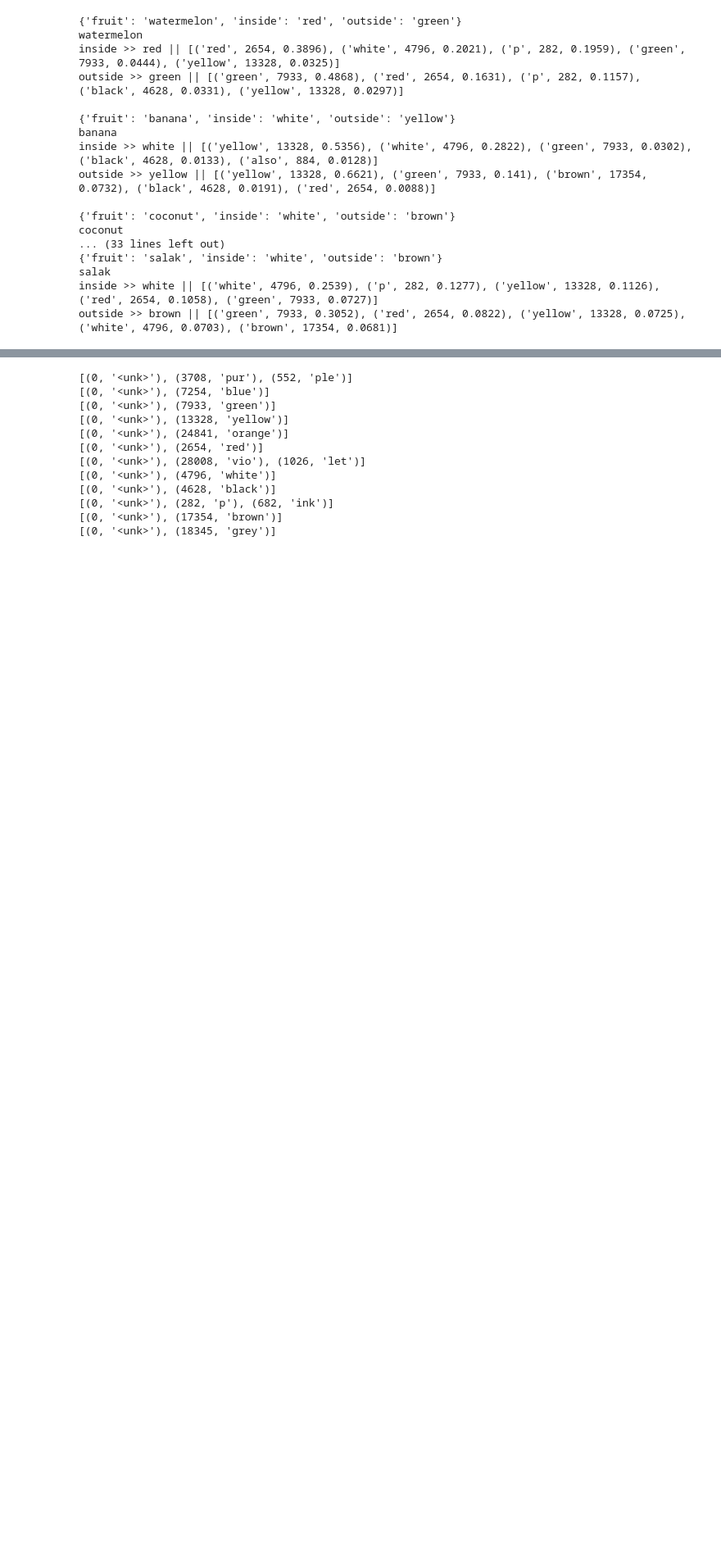
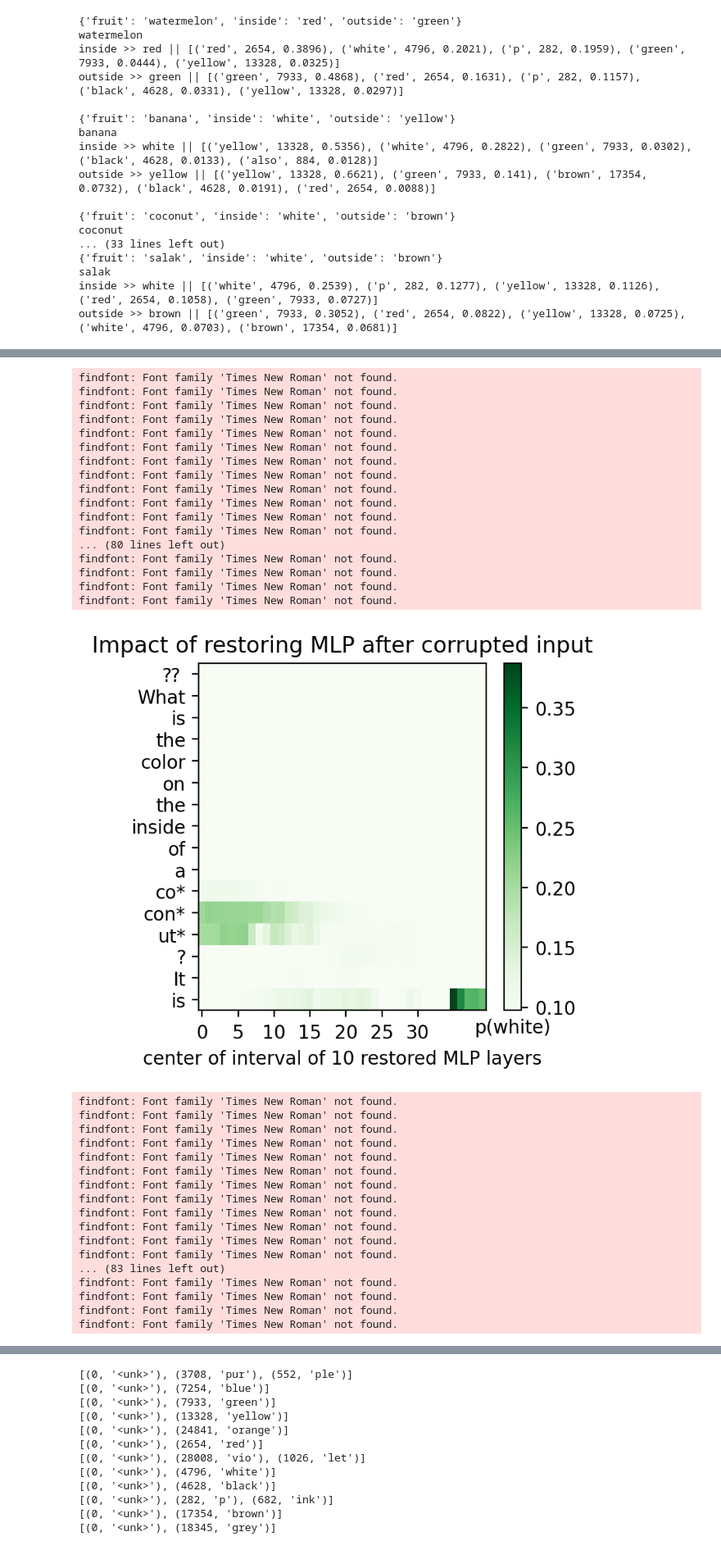
Before and after one commit to evandez/relations, a Jupyter notebook: notebooks/disambiguating_llama.ipynb, the cells around one changed output, grey strips where cells are left out. Shown at 82% size. Drawn from its saved outputs; the diff is of its cells as text; code cells hidden in the pictures; blank space fills up the shorter version.

```diff
--- a/notebooks/disambiguating_llama.ipynb
+++ b/notebooks/disambiguating_llama.ipynb
@@ -156,0 +247,38 @@ outside >> brown || [('green', 7933, 0.3052), ('red', 2654, 0.0822), ('yellow',
+# %%
+plot_all_flow(mt, prompt_2, subject, modelname = "LLaMa-13b")
+# %% [output]
+findfont: Font family 'Times New Roman' not found.
+findfont: Font family 'Times New Roman' not found.
+findfont: Font family 'Times New Roman' not found.
+findfont: Font family 'Times New Roman' not found.
+findfont: Font family 'Times New Roman' not found.
+findfont: Font family 'Times New Roman' not found.
+findfont: Font family 'Times New Roman' not found.
+findfont: Font family 'Times New Roman' not found.
+findfont: Font family 'Times New Roman' not found.
+findfont: Font family 'Times New Roman' not found.
+findfont: Font family 'Times New Roman' not found.
+findfont: Font family 'Times New Roman' not found.
+... (80 lines left out)
+findfont: Font family 'Times New Roman' not found.
+findfont: Font family 'Times New Roman' not found.
+findfont: Font family 'Times New Roman' not found.
+findfont: Font family 'Times New Roman' not found.
+[figure, added]
+findfont: Font family 'Times New Roman' not found.
+findfont: Font family 'Times New Roman' not found.
+findfont: Font family 'Times New Roman' not found.
+findfont: Font family 'Times New Roman' not found.
+findfont: Font family 'Times New Roman' not found.
+findfont: Font family 'Times New Roman' not found.
+findfont: Font family 'Times New Roman' not found.
+findfont: Font family 'Times New Roman' not found.
+findfont: Font family 'Times New Roman' not found.
+findfont: Font family 'Times New Roman' not found.
+findfont: Font family 'Times New Roman' not found.
+findfont: Font family 'Times New Roman' not found.
+... (83 lines left out)
+findfont: Font family 'Times New Roman' not found.
+findfont: Font family 'Times New Roman' not found.
+findfont: Font family 'Times New Roman' not found.
+findfont: Font family 'Times New Roman' not found.
```
Also changed, not shown: parts of 18 cells of this notebook, 3 other files.
